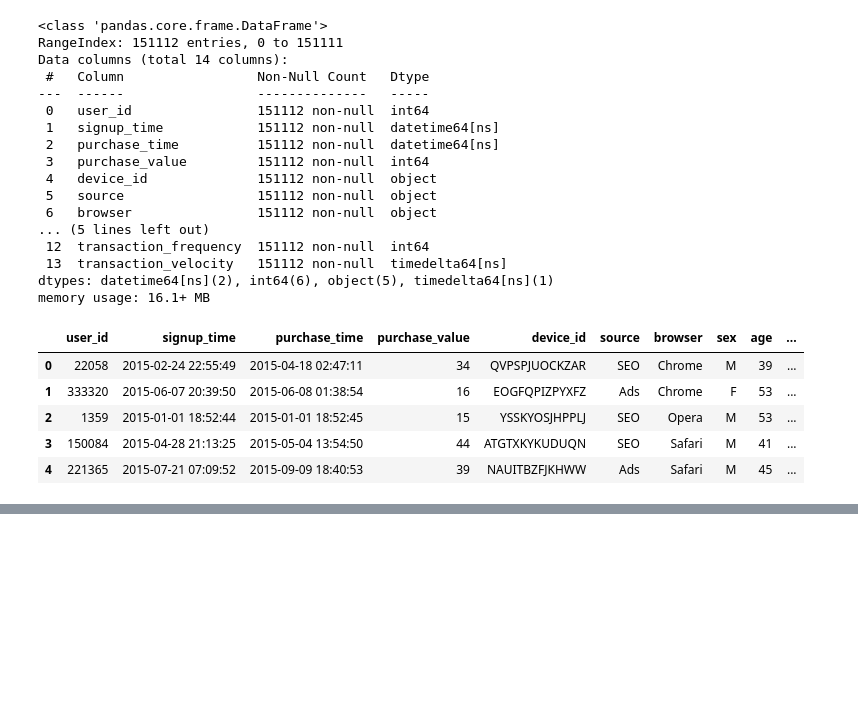
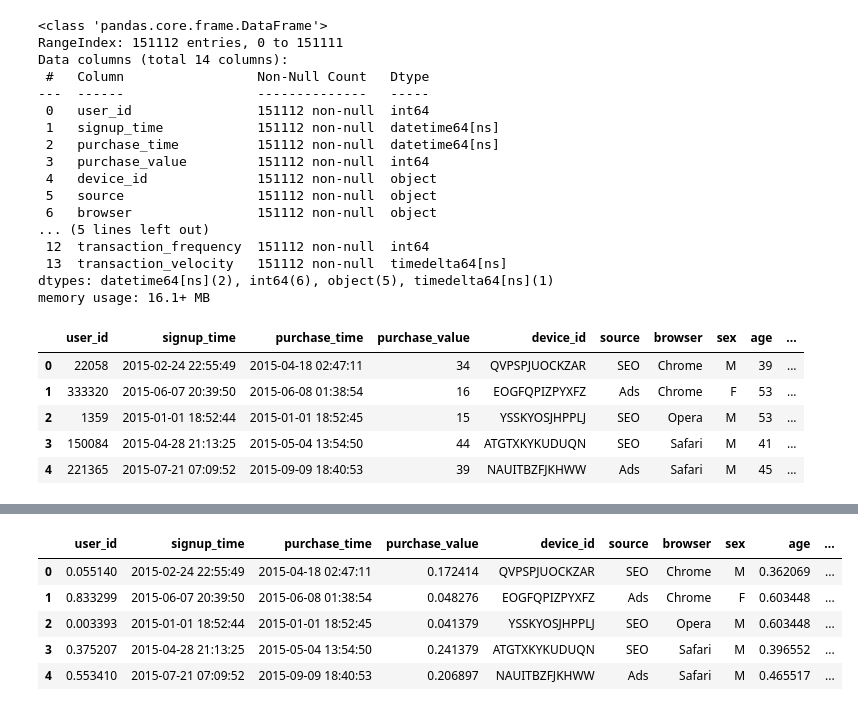
Before and after one commit to abrahamshimelis/fraud-detection, a Jupyter notebook: notebooks/data_analysis_and_preprocessing.ipynb, the cells around one changed output, grey strips where cells are left out. Saved outputs shown, nothing was run; the diff lists cells and outputs as text; code cells hidden in the pictures; blank space fills up the shorter version.

Commit message:
do normalization and scaling

```diff
--- a/notebooks/data_analysis_and_preprocessing.ipynb
+++ b/notebooks/data_analysis_and_preprocessing.ipynb
@@ -571,0 +604,21 @@ df_fraud.head()
+# %%
+# Create a scaler object
+scaler = MinMaxScaler()
+# %%
+# Convert transaction_velocity to seconds, then to float type before scaling
+df_fraud['transaction_velocity'] = df_fraud['transaction_velocity'].dt.total_seconds().astype(float)
+# %%
+# Create a list with the names of all columns to scale
+columns_to_scale = ['user_id', 'purchase_value', 'age', 'ip_address', 'transaction_frequency', 'transaction_velocity', 'signup_hour_of_day', 'signup_day_of_week', 'purchase_hour_of_day', 'purchase_day_of_week']
+# %%
+# Apply the scaler to the columns in the list
+df_fraud[columns_to_scale] = scaler.fit_transform(df_fraud[columns_to_scale])
+# %%
+df_fraud.head()
+# %% [output]
+|  | user_id | signup_time | purchase_time | purchase_value | device_id | source | browser | sex | age | ... |
+| 0 | 0.055140 | 2015-02-24 22:55:49 | 2015-04-18 02:47:11 | 0.172414 | QVPSPJUOCKZAR | SEO | Chrome | M | 0.362069 | ... |
+| 1 | 0.833299 | 2015-06-07 20:39:50 | 2015-06-08 01:38:54 | 0.048276 | EOGFQPIZPYXFZ | Ads | Chrome | F | 0.603448 | ... |
+| 2 | 0.003393 | 2015-01-01 18:52:44 | 2015-01-01 18:52:45 | 0.041379 | YSSKYOSJHPPLJ | SEO | Opera | M | 0.603448 | ... |
+| 3 | 0.375207 | 2015-04-28 21:13:25 | 2015-05-04 13:54:50 | 0.241379 | ATGTXKYKUDUQN | SEO | Safari | M | 0.396552 | ... |
+| 4 | 0.553410 | 2015-07-21 07:09:52 | 2015-09-09 18:40:53 | 0.206897 | NAUITBZFJKHWW | Ads | Safari | M | 0.465517 | ... |
```
Also changed, not shown: parts of 4 cells of this notebook.
